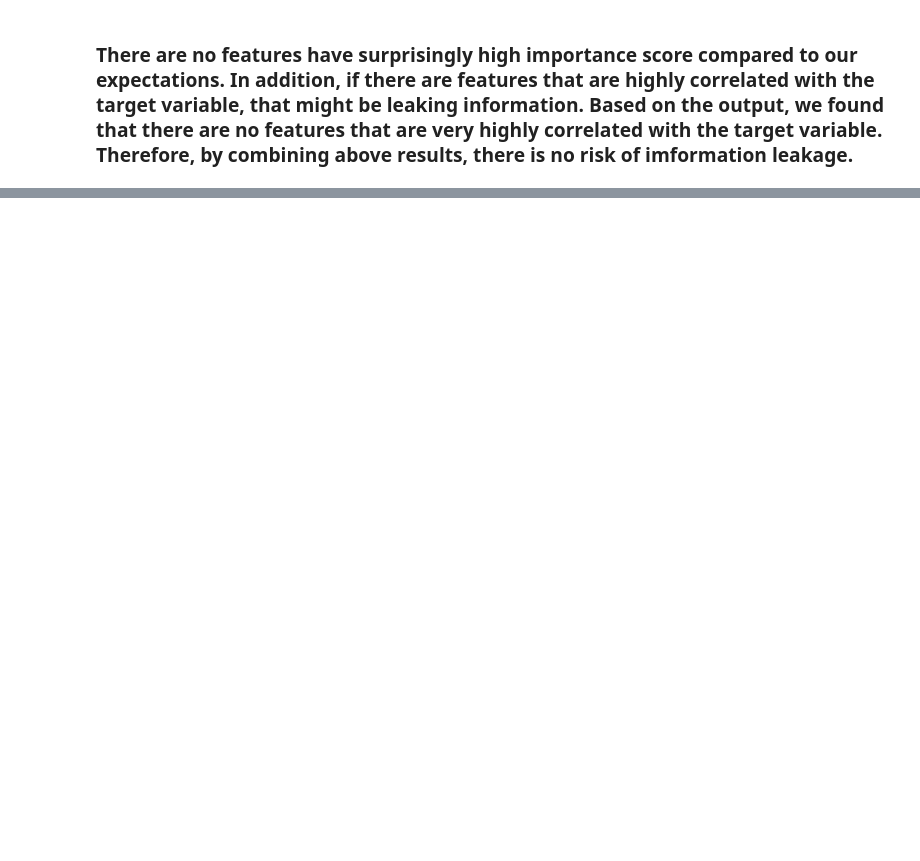
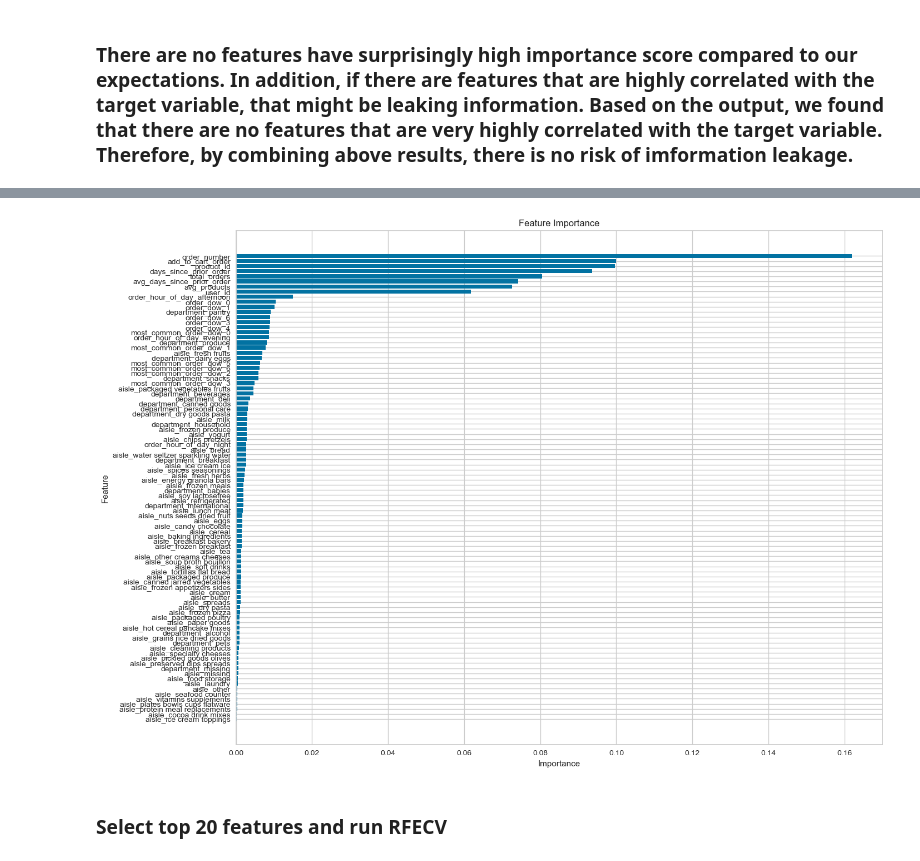
Before and after one commit to McGill-MMA-EnterpriseAnalytics/Instacart-Market-Basket-Analysis, a Jupyter notebook: Distribution Shift & Imbalanced Datasets & Correlations & Information Leakage.ipynb, the cells around one changed output, grey strips where cells are left out. Cells and saved outputs as stored; diff of their text form; code cells hidden in the pictures; blank space fills up the shorter version.

Commit message:
Imputation, feature selection, Dimension reduction

```diff
--- a/Distribution Shift & Imbalanced Datasets & Correlations & Information Leakage.ipynb
+++ b/Distribution Shift & Imbalanced Datasets & Correlations & Information Leakage.ipynb
@@ -271,0 +275,9 @@ plt.show()
+# %%
+X_train = X_resampled
+y_train = y_resampled
+# %%
+from sklearn.impute import SimpleImputer
+imputer = SimpleImputer(strategy='most_frequent')
+X_train = pd.DataFrame(imputer.fit_transform(X_train), columns=X_train.columns)
+
+print("X_train after imputation:\n", X_train)
@@ -271,0 +304,14 @@ plt.show()
+# %%
+from sklearn.linear_model import LassoLarsCV
+import pandas as pd
+
+
+model = LassoLarsCV(cv=5)
+
+model.fit(X_train, y_train)
+
+selected_features = pd.DataFrame({'Feature': X_train.columns, 'Coefficient': model.coef_})
+selected_features = selected_features[selected_features['Coefficient'] != 0]
+
+print("Selected Features:")
+print(selected_features)
@@ -271,0 +336,12 @@ plt.show()
+# %%
+from sklearn.ensemble import RandomForestClassifier
+X_train_selected = X_train[selected_features['Feature']]
+
+rf_model = RandomForestClassifier()
+rf_model.fit(X_train_selected, y_train)
+
+feature_importances = rf_model.feature_importances_
+
+feature_importance_df = pd.DataFrame({'Feature': selected_features['Feature'], 'Importance': feature_importances})
+feature_importance_df = feature_importance_df.sort_values(by='Importance', ascending=False)
+print(feature_importance_df)
@@ -271,0 +363,14 @@ plt.show()
+# %%
+import matplotlib.pyplot as plt
+
+plt.figure(figsize=(15, 12))
+plt.barh(feature_importance_df['Feature'], feature_importance_df['Importance'])
+plt.xlabel('Importance')
+plt.ylabel('Feature')
+plt.title('Feature Importance')
+plt.gca().invert_yaxis()
+plt.show()
+# %% [output]
+[figure, added]
+# %% [markdown]
+### Select top 20 features and run RFECV
```
Also changed, not shown: parts of 19 cells of this notebook.
